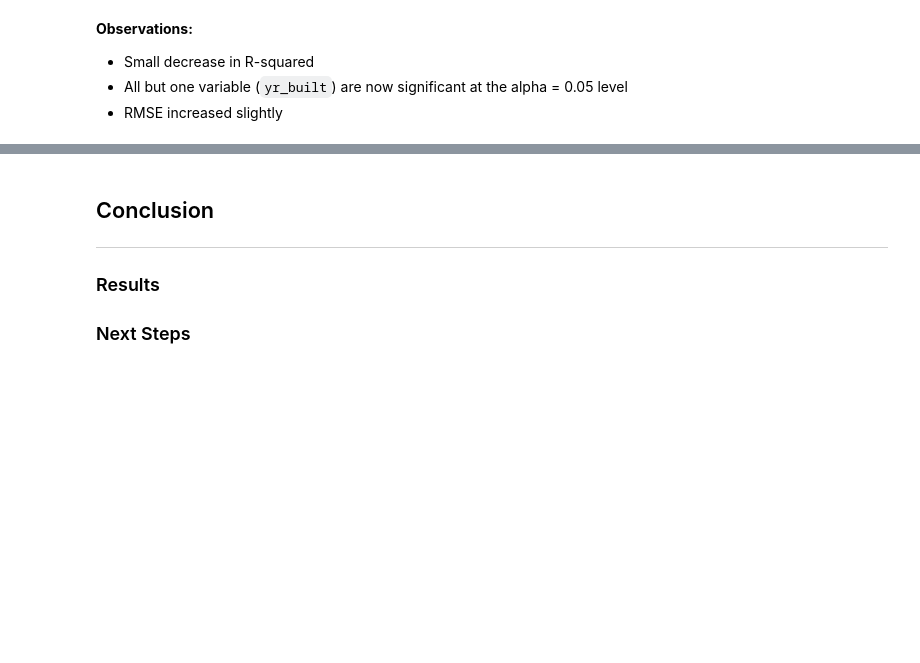
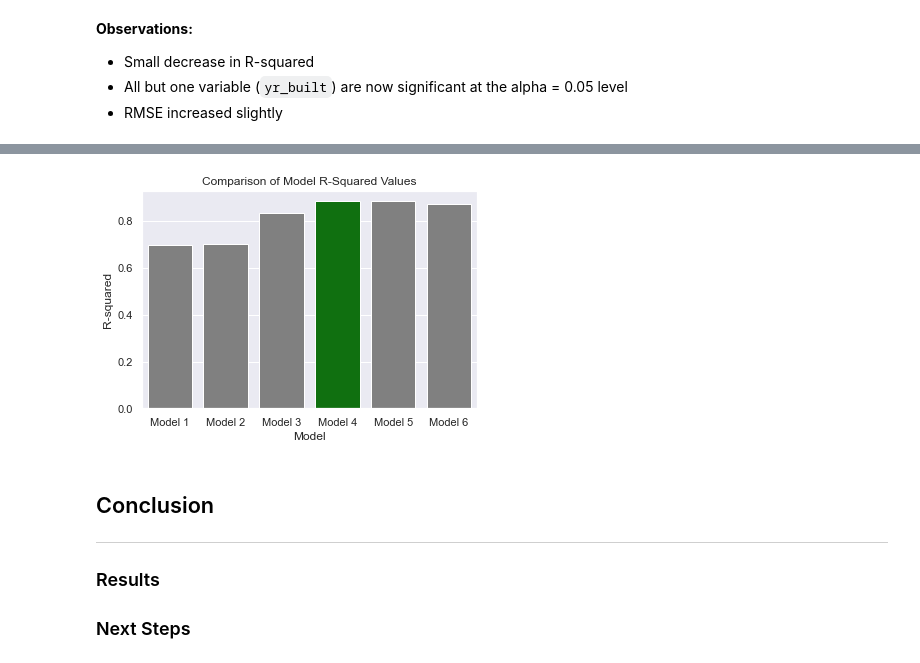
Before and after one commit to tjkyner/housing-regression-model, a Jupyter notebook: notebook.ipynb, the cells around one changed output, grey strips where cells are left out. Drawn from its saved outputs; the diff is of its cells as text; code cells hidden in the pictures; blank space fills up the shorter version.

Commit message:
model r-squared comparisons

```diff
--- a/notebook.ipynb
+++ b/notebook.ipynb
@@ -1202,0 +1205,7 @@ get_qqplot(model_6);
+# %%
+rsquareds = [model.rsquared, model_2.rsquared, model_3.rsquared,
+             model_4.rsquared, model_5.rsquared, model_6.rsquared]
+
+df_comparison = pd.DataFrame({'Model': [f'Model {i}' for i in range(1, 7)],
+                              'R-squared': rsquareds})
+df_comparison
@@ -1203,3 +1220,13 @@ get_qqplot(model_6);
+# %%
+sns.barplot(data=df_comparison,
+            x='Model',
+            y='R-squared',
+            palette=['green' if m == 'Model 4' else 'gray' for m in df_comparison.Model]
+           )
+plt.title('Comparison of Model R-Squared Values')
+plt.savefig('images/r2_comp.png', dpi=150, facecolor='white');
+# %% [output]
+[figure, added]
 # %% [markdown]
 ## Conclusion
 ---
```
Also changed, not shown: parts of 2 cells of this notebook, 1 other file.
